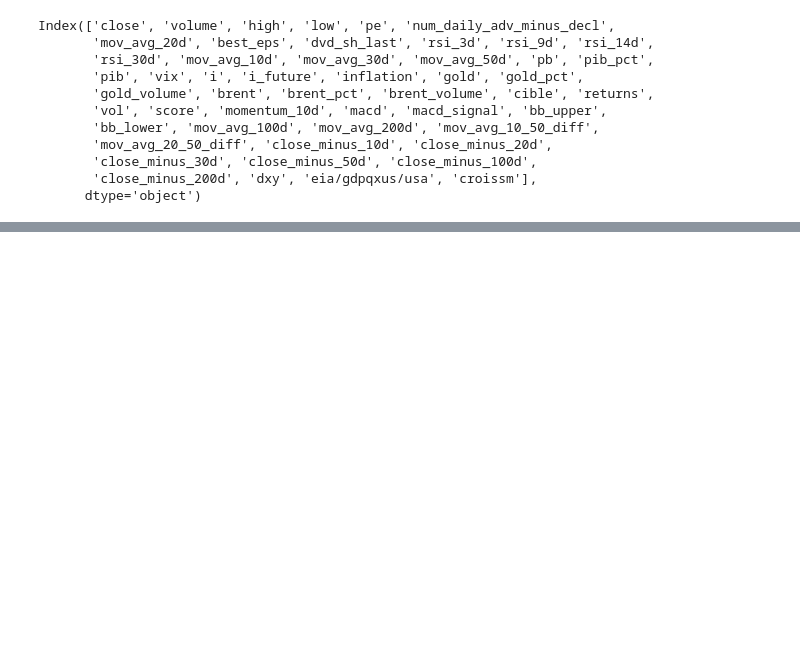
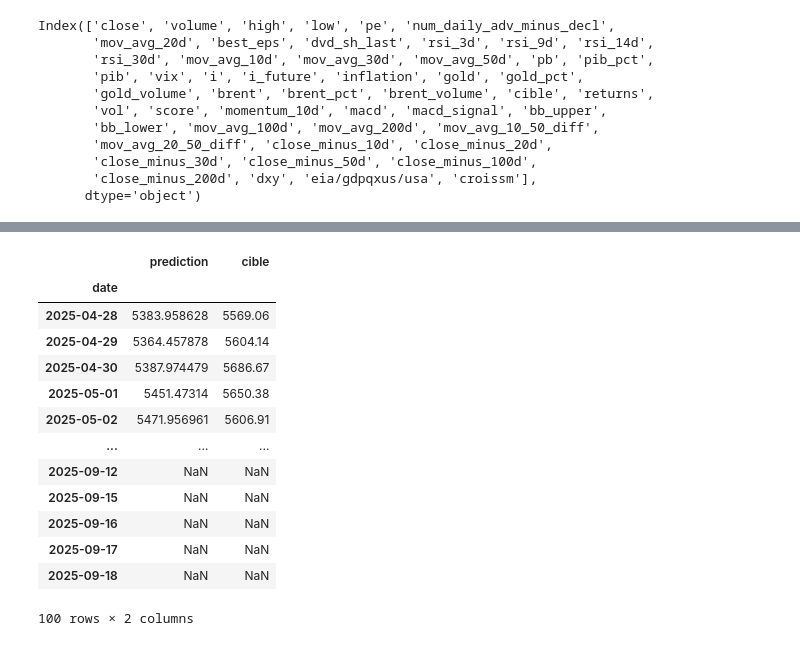
Before and after one commit to Alazuz/bigdata_project, a Jupyter notebook: lstm.ipynb, the cells around one changed output, grey strips where cells are left out. Cells and saved outputs as stored; diff of their text form; code cells hidden in the pictures; blank space fills up the shorter version.

```diff
--- a/lstm.ipynb
+++ b/lstm.ipynb
@@ -623,0 +814,18 @@ Index(['close', 'volume', 'high', 'low', 'pe', 'num_daily_adv_minus_decl',
+# %%
+dd = predictions_df.copy()
+dd.tail(100)
+# %% [output]
+|  | prediction | cible |
+| date |  |  |
+| 2025-04-28 | 5383.958628 | 5569.06 |
+| 2025-04-29 | 5364.457878 | 5604.14 |
+| 2025-04-30 | 5387.974479 | 5686.67 |
+| 2025-05-01 | 5451.47314 | 5650.38 |
+| 2025-05-02 | 5471.956961 | 5606.91 |
+| ... | ... | ... |
+| 2025-09-12 | NaN | NaN |
+| 2025-09-15 | NaN | NaN |
+| 2025-09-16 | NaN | NaN |
+| 2025-09-17 | NaN | NaN |
+| 2025-09-18 | NaN | NaN |
+100 rows × 2 columns
```
Also changed, not shown: parts of 7 cells of this notebook.
